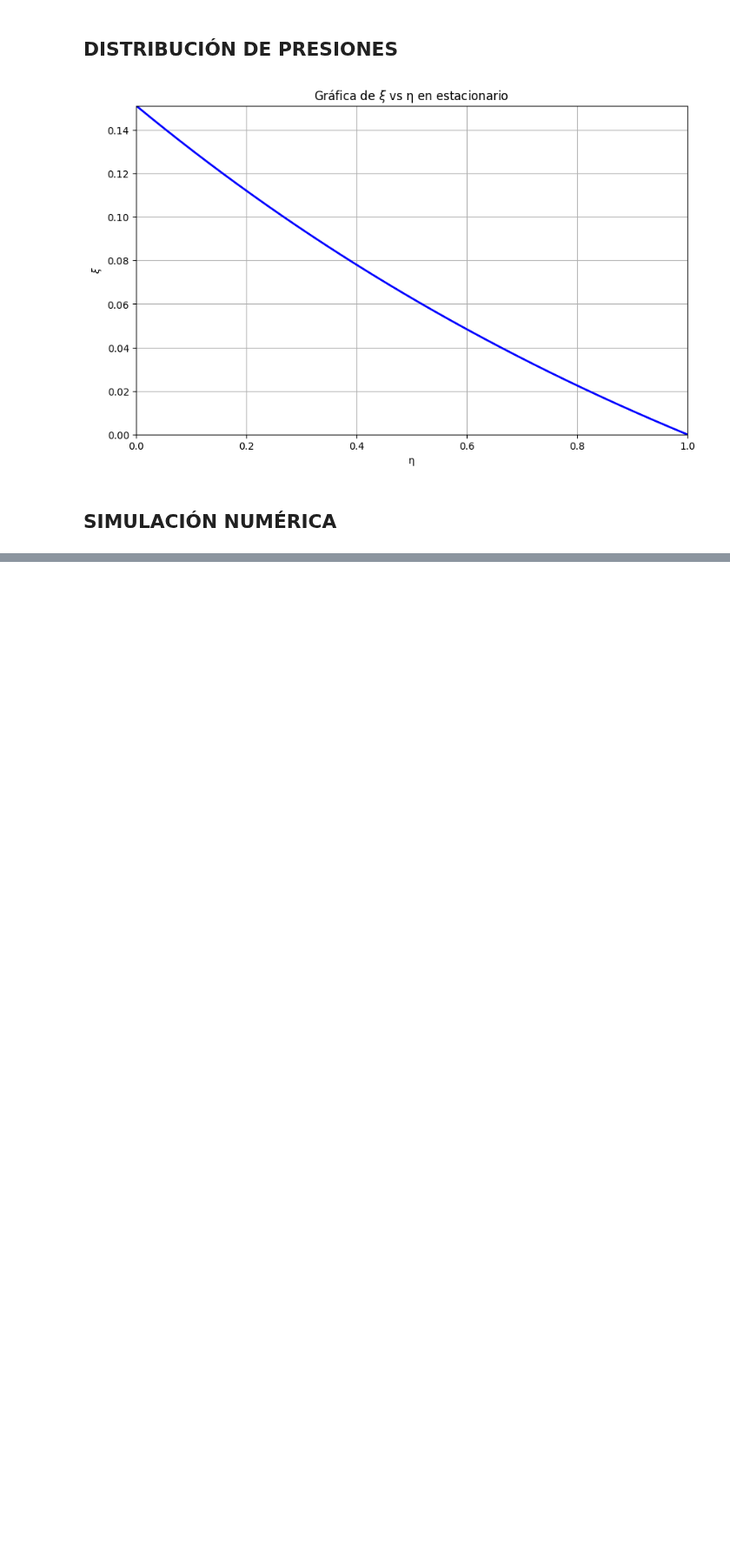
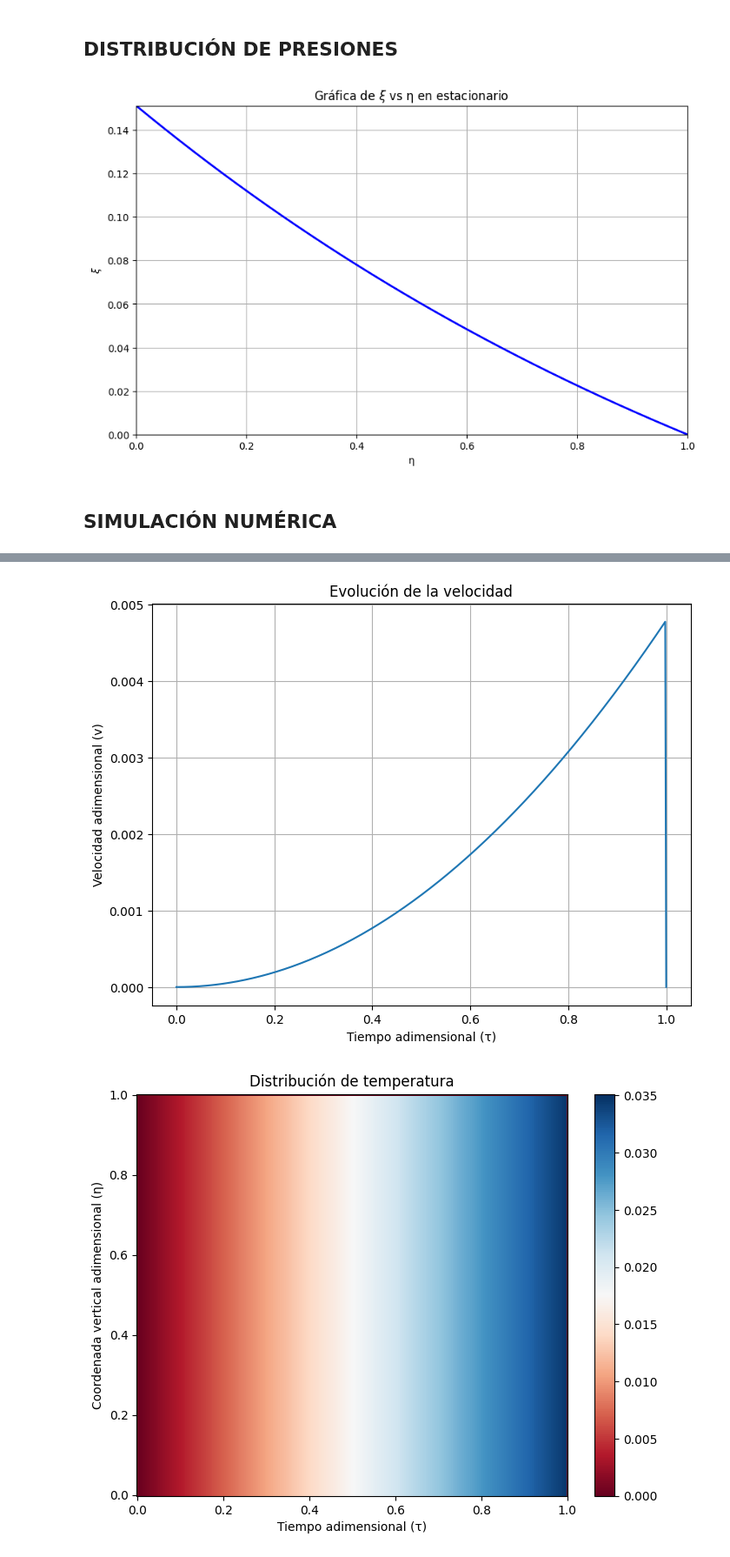
Before and after one commit to angelgvillatoro/bullville_M1, a Jupyter notebook: tfm/14_8_24.ipynb, the cells around one changed output, grey strips where cells are left out. Shown at 87% size. Drawn from its saved outputs; the diff is of its cells as text; code cells hidden in the pictures; blank space fills up the shorter version.

```diff
--- a/tfm/14_8_24.ipynb
+++ b/tfm/14_8_24.ipynb
@@ -246,7 +280,7 @@ deta = (eta[-1] - eta[0])/M
 dtau = (tau[-1] - tau[0])/N
 v = np.zeros(N)  # Velocidad adimensional
 theta_star = np.zeros((M, N))  # Temperatura adimensional
-xi = np.ones((M, N))  # Presión adimensional, inicialmente todo el espacio se encuentra a p_atm
+xi = np.zeros((M, N))  # Presión adimensional, inicialmente todo el espacio se encuentra a p_atm
 
 # Condiciones iniciales
 v[0] = 0.0  # Velocidad inicial cero
@@ -257,8 +291,9 @@ v[0] = 0.0  # Velocidad inicial cero
 
 for t in range(1, N-1):
 
+
     # Calculo de la velocidad en el instante i+1 a partir de la presión en eta = 0 del instante anterior:
-    v[t] = np.sqrt(Ri * phi * xi[0, t-1]) / v_e
+    v[t] = v[t-1] + deta * (- Ra**-1 * v[t-1] + theta_star[0, t-1]/v_e)
 
     # Calculo de las distribuciones de temperatura y presion en el espacio para el instante i+1:
     for x in range(M-1):
@@ -269,5 +304,7 @@ for t in range(1, N-1):
                                             - delta * d2theta_deta2
                                             + 2 * Ri**-1 * LAMBDA * (theta_star[x, t-1] - 1))
 
-        dv_dt = (v[t] - v[t-1]) / dtau
-        xi[M-2-x, t] = xi[M-1-x, t-1] - deta * (v_e / phi) * (dv_dt + Ra**-1 * v[t] - (theta_star[M-1-x, t])/ v_e)
+
+print('velocidad = ' + str(v[:5]))
+print('temperaturas = ' + str(theta_star[:5,:5]))
+print('presiones = ' + str(xi[:5,:5]))
@@ -273,0 +329,21 @@ for t in range(1, N-1):
+# %%
+# Gráfico lineal de v
+plt.figure(figsize=(8, 6))
+plt.plot(tau, v)
+plt.xlabel('Tiempo adimensional (τ)')
+plt.ylabel('Velocidad adimensional (v)')
+plt.title('Evolución de la velocidad')
+plt.grid()
+plt.show()
+
+# Mapa de calor de θ*
+plt.figure(figsize=(8, 6))
+plt.pcolormesh(tau, eta, theta_star, cmap='RdBu')
+plt.colorbar()
+plt.xlabel('Tiempo adimensional (τ)')
+plt.ylabel('Coordenada vertical adimensional (η)')
+plt.title('Distribución de temperatura')
+plt.show()
+# %% [output]
+[figure, added]
+[figure, added]
```
Also changed, not shown: parts of 6 cells of this notebook.
